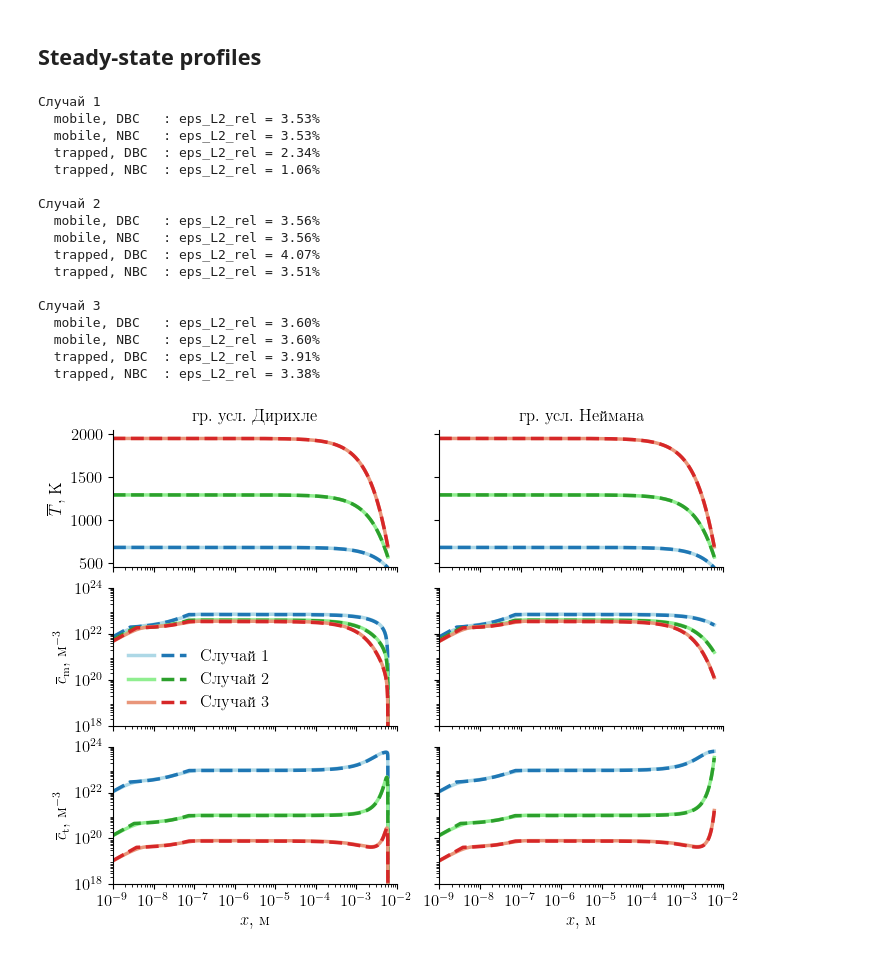
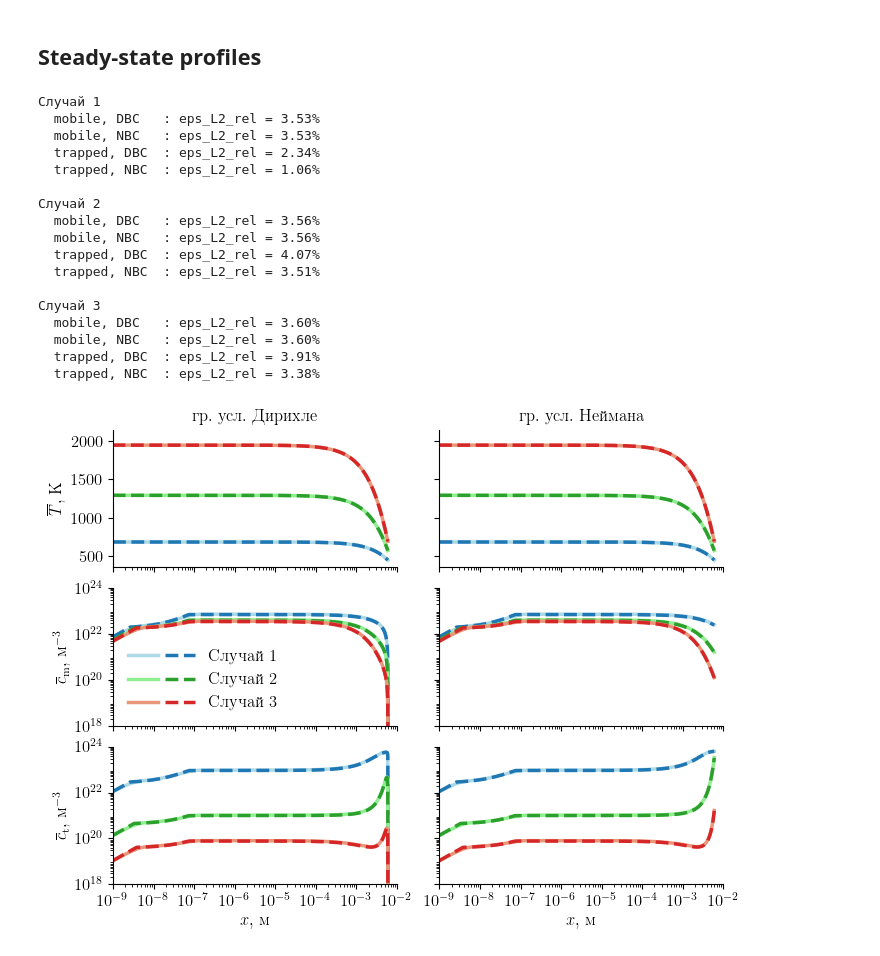
Before and after one commit to KulaginVladimir/PhD, a Jupyter notebook: Scripts/Chapter_3/ELMs/ELMs.ipynb, the cells around one changed output. Cells and saved outputs as stored; diff of their text form; code cells hidden in the pictures.

```diff
--- a/Scripts/Chapter_3/ELMs/ELMs.ipynb
+++ b/Scripts/Chapter_3/ELMs/ELMs.ipynb
@@ -1514,7 +1514,7 @@ ax[0, 1].set_title(r"гр. усл. Неймана", fontsize=12)
 ax[1, 0].set_yscale("log")
 ax[2, 0].set_yscale("log")
 
-ax[0, 0].set_ylim(450, 2050)
+ax[0, 0].set_ylim(350, 2150)
 ax[1, 0].set_ylim(1e18, 1e24)
 ax[2, 0].set_ylim(1e18, 1e24)
 
@@ -1536,34 +1536,34 @@ ax[1, 0].legend(
     handles=[(h1[k], h1[k + 1]) for k in range(0, len(h1) - 1, 2)],
     labels=[l1[k] for k in range(0, len(l1) - 1, 2)],
     handler_map={tuple: HandlerTuple(ndivide=None)},
-    handlelength=3.5,
+    handlelength=4,
 )
 
 fig.subplots_adjust(hspace=0.15, wspace=0.15)
 
 plt.savefig(
     "../../../Thesis/images/retention_saturation.pdf",
     bbox_inches="tight",
     pad_inches=0.01,
 )
 
 plt.show()
 # %% [output]
 Случай 1
   mobile, DBC   : eps_L2_rel = 3.53%
   mobile, NBC   : eps_L2_rel = 3.53%
   trapped, DBC  : eps_L2_rel = 2.34%
   trapped, NBC  : eps_L2_rel = 1.06%
 
 Случай 2
   mobile, DBC   : eps_L2_rel = 3.56%
   mobile, NBC   : eps_L2_rel = 3.56%
   trapped, DBC  : eps_L2_rel = 4.07%
   trapped, NBC  : eps_L2_rel = 3.51%
 
 Случай 3
   mobile, DBC   : eps_L2_rel = 3.60%
   mobile, NBC   : eps_L2_rel = 3.60%
   trapped, DBC  : eps_L2_rel = 3.91%
   trapped, NBC  : eps_L2_rel = 3.38%
-[figure, old version]
+[figure, new version]
```
Also changed, not shown: 3 other files.
